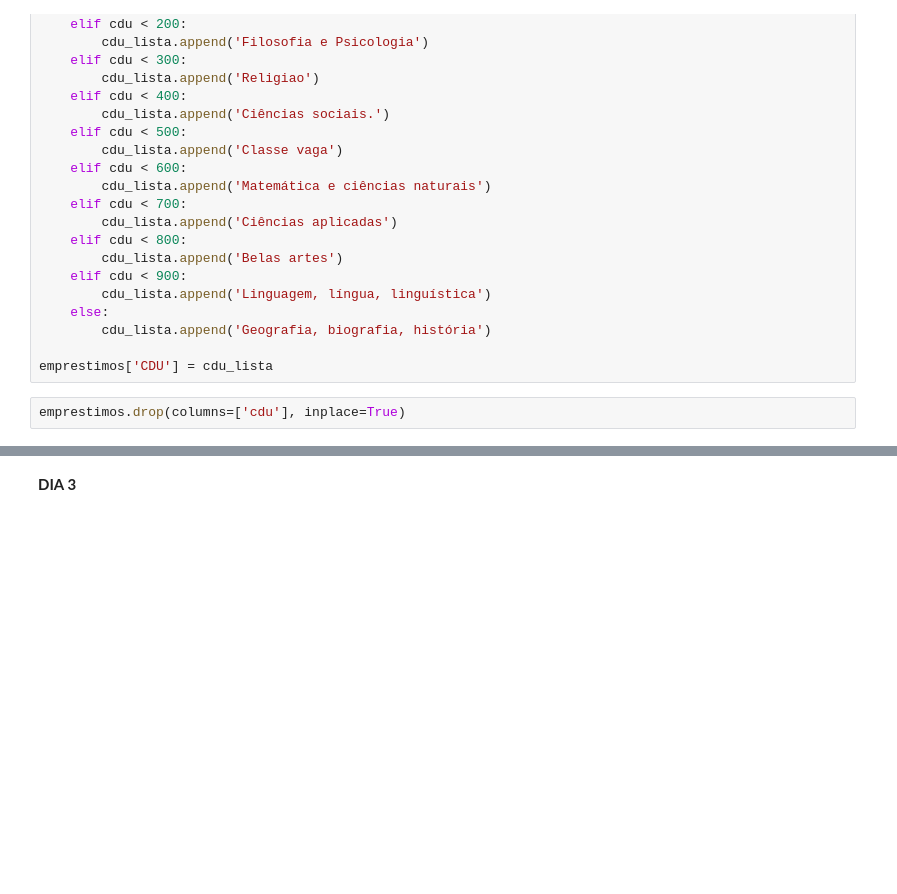
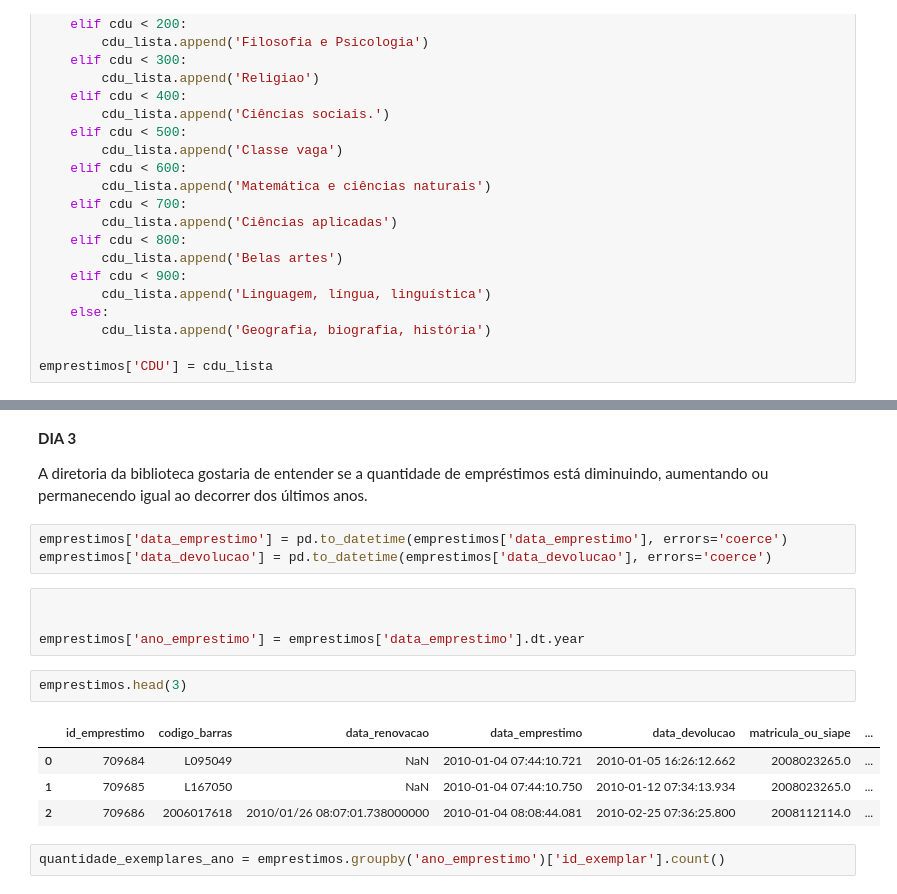
Before and after one commit to murilotw123/7_Days_Of_Code_Alura_Data_science, a Jupyter notebook: 7daysofcode.ipynb, the cells around one changed output, grey strips where cells are left out. Drawn from its saved outputs; the diff is of its cells as text; blank space fills up the shorter version.

```diff
--- a/7daysofcode.ipynb
+++ b/7daysofcode.ipynb
@@ -195,8 +209,6 @@ for cdu in emprestimos['localizacao']:
         cdu_lista.append('Geografia, biografia, história')
 
 emprestimos['CDU'] = cdu_lista
-# %%
-emprestimos.drop(columns=['cdu'], inplace=True)
 # %%
 emprestimos.head(3)
 # %% [output]
@@ -206,3 +218,21 @@ emprestimos.head(3)
 | 2 | 709686 | 2006017618 | 2010/01/26 08:07:01.738000000 | 2010/01/04 08:08:44.081000000 | 2010/02/25 07:36:25.800000000 | 2008112114.0 | ... |
 # %% [markdown]
 **DIA 3**
+
+A diretoria da biblioteca gostaria de entender se a quantidade de empréstimos está diminuindo, aumentando ou permanecendo igual ao decorrer dos últimos anos.
+# %%
+emprestimos['data_emprestimo'] = pd.to_datetime(emprestimos['data_emprestimo'], errors='coerce')
+emprestimos['data_devolucao'] = pd.to_datetime(emprestimos['data_devolucao'], errors='coerce')
+# %%
+
+
+emprestimos['ano_emprestimo'] = emprestimos['data_emprestimo'].dt.year
+# %%
+emprestimos.head(3)
+# %% [output]
+|  | id_emprestimo | codigo_barras | data_renovacao | data_emprestimo | data_devolucao | matricula_ou_siape | ... |
+| 0 | 709684 | L095049 | NaN | 2010-01-04 07:44:10.721 | 2010-01-05 16:26:12.662 | 2008023265.0 | ... |
+| 1 | 709685 | L167050 | NaN | 2010-01-04 07:44:10.750 | 2010-01-12 07:34:13.934 | 2008023265.0 | ... |
+| 2 | 709686 | 2006017618 | 2010/01/26 08:07:01.738000000 | 2010-01-04 08:08:44.081 | 2010-02-25 07:36:25.800 | 2008112114.0 | ... |
+# %%
+quantidade_exemplares_ano = emprestimos.groupby('ano_emprestimo')['id_exemplar'].count()
```
Also changed, not shown: parts of 13 cells of this notebook.
